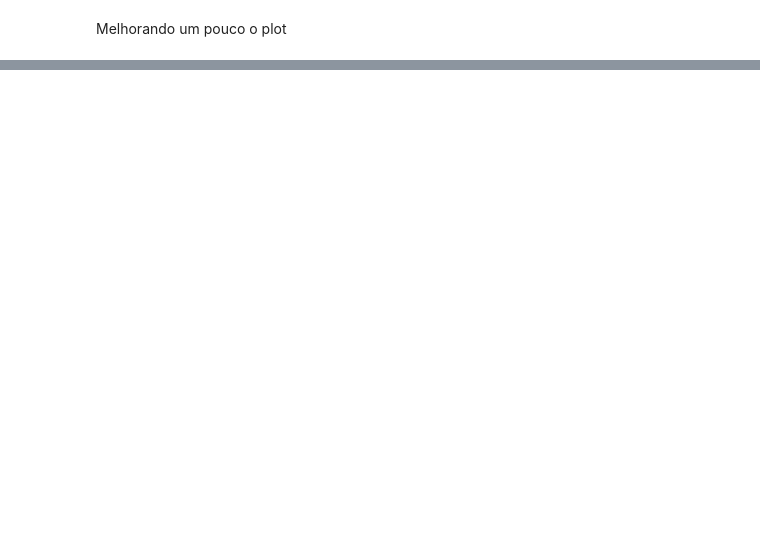
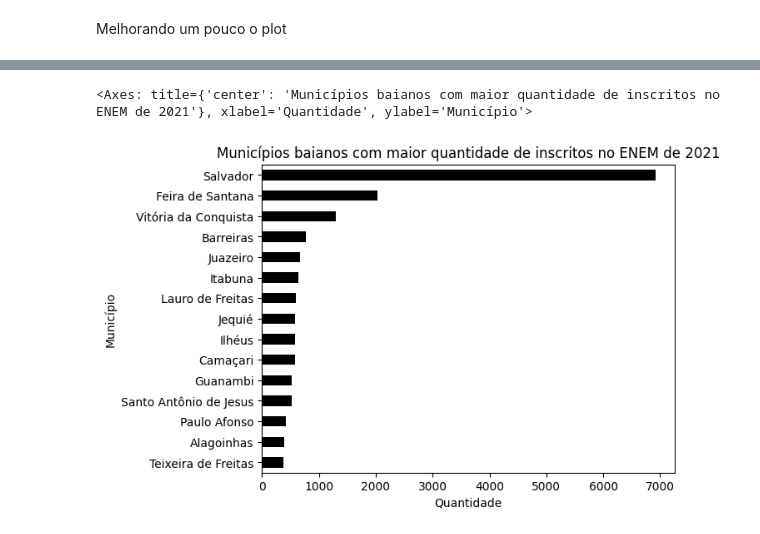
Before and after one commit to leandroclv/python_analise_dados_udemy, a Jupyter notebook: analise_de_dados.ipynb, the cells around one changed output, grey strips where cells are left out. Drawn from its saved outputs; the diff is of its cells as text; code cells hidden in the pictures; blank space fills up the shorter version.

```diff
--- a/analise_de_dados.ipynb
+++ b/analise_de_dados.ipynb
@@ -557,0 +560,19 @@ plt.show()
+# %%
+(df.NO_MUNICIPIO_PROVA
+ .value_counts()
+ .reset_index()
+ .rename(columns = {'NO_MUNICIPIO_PROVA': 'Município', 'count':'Quantidade'})
+ .set_index('Município')
+ .nlargest(n=15, columns = 'Quantidade')
+ .sort_values(by='Quantidade',ascending=True)
+ .plot(
+        kind='barh',
+        color='black',
+        legend=False,
+        xlabel='Quantidade',
+        title = 'Municípios baianos com maior quantidade de inscritos no ENEM de 2021'
+    )
+ )
+# %% [output]
+<Axes: title={'center': 'Municípios baianos com maior quantidade de inscritos no ENEM de 2021'}, xlabel='Quantidade', ylabel='Município'>
+[figure, added]
```
Also changed, not shown: parts of 40 cells of this notebook.
